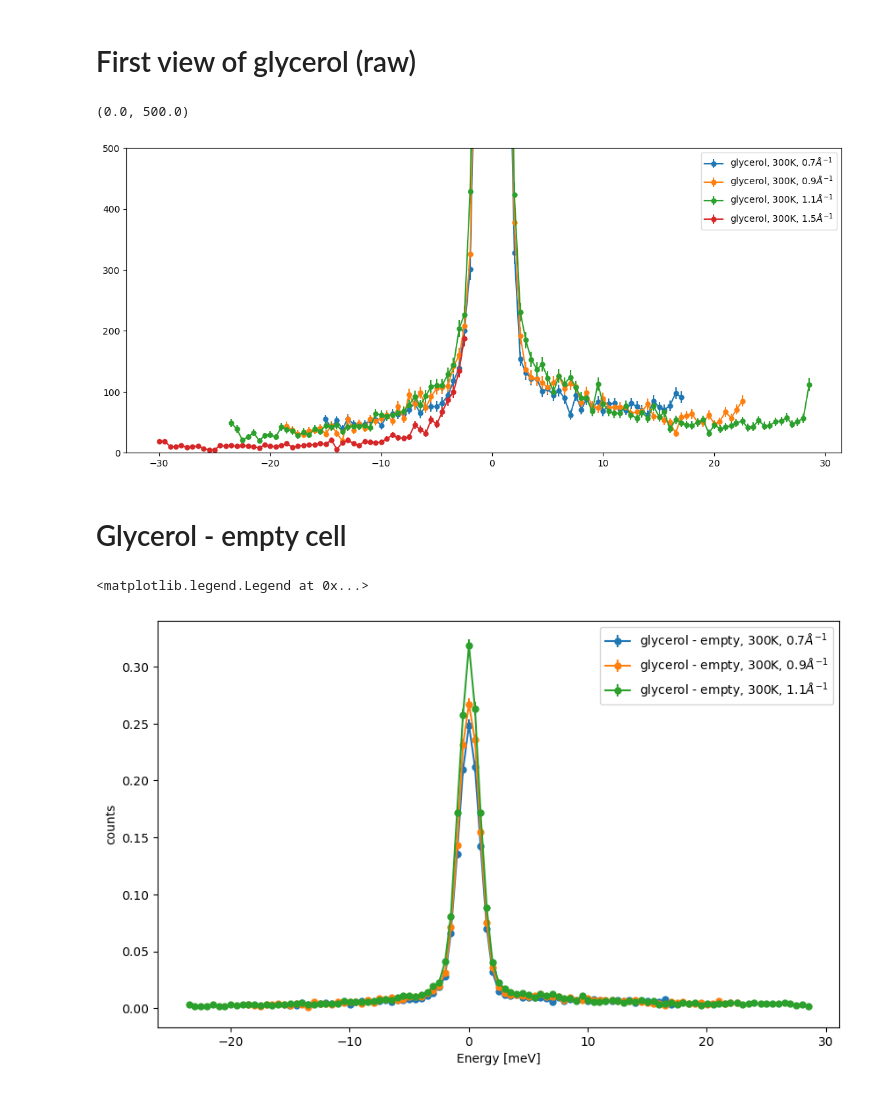
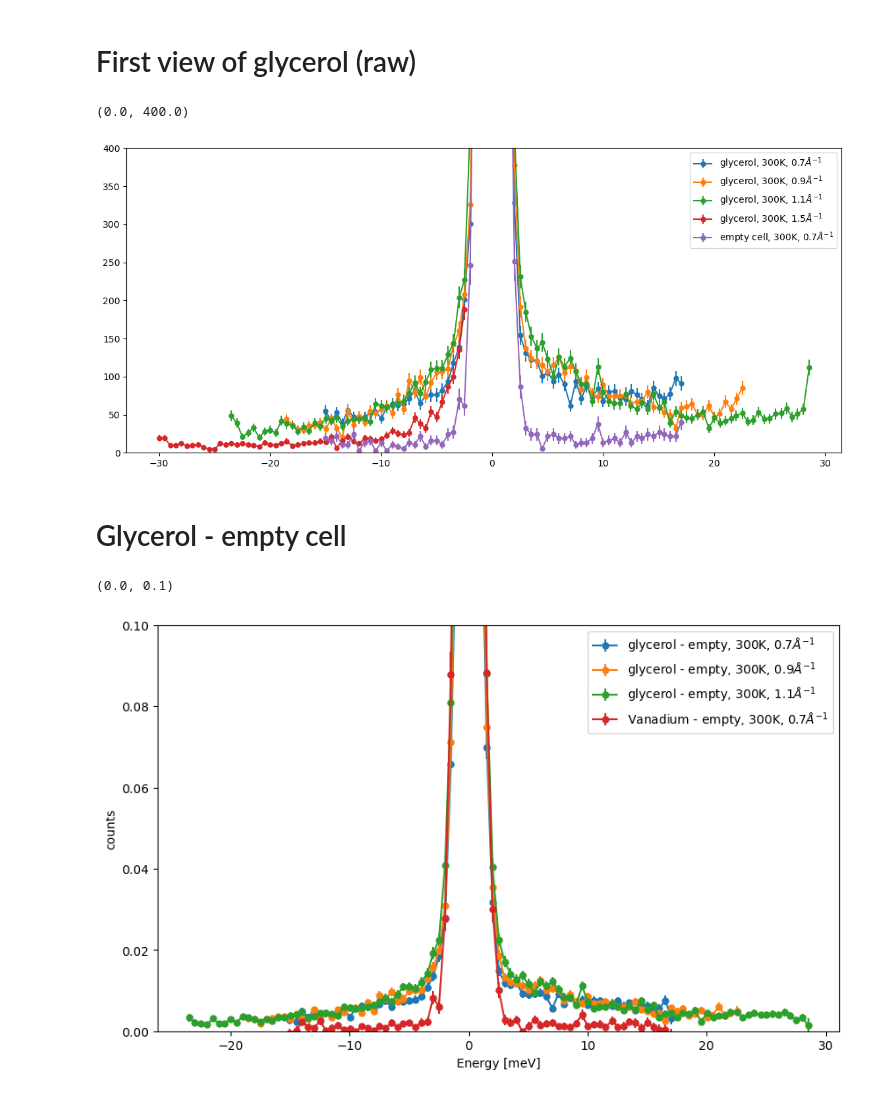
Before and after one commit to FabioBrugnara/IN8_Glicerol, a Jupyter notebook: 4-First view.ipynb, the cells around one changed output. Cells and saved outputs as stored; diff of their text form; code cells hidden in the pictures.

```diff
--- a/4-First view.ipynb
+++ b/4-First view.ipynb
@@ -178,32 +184,39 @@ plt.errorbar(S.EN, S.CNTS, yerr=S.dCNTS, label='glycerol, 300K, 1.1$\AA^{-1}$',
 S = data.loc[Ngly[300,1.5]].data
 plt.errorbar(S.EN, S.CNTS, yerr=S.dCNTS, label='glycerol, 300K, 1.5$\AA^{-1}$', ms = 5, fmt='o-')
 
+S = data.loc[Nvana[.7]].data
+plt.errorbar(S.EN, S.CNTS*2.7, yerr=S.dCNTS*2.7, label='empty cell, 300K, 0.7$\AA^{-1}$', ms = 5, fmt='o-')
 plt.legend()
 
-plt.ylim(0, 500)
+plt.ylim(0, 400)
 # %% [output]
-(0.0, 500.0)
+(0.0, 400.0)
-[figure, old version]
+[figure, new version]
 # %% [markdown]
 # Glycerol - empty cell
 # %%
 plt.figure(figsize=(10,6))
 
 S = data.loc[Ngly[300,.7]].data
 S_empty = data.loc[Nempty[300,.7]].data
 plt.errorbar(S.EN, S.CNTS/S.M1 - S_empty.CNTS/S_empty.M1, yerr=np.sqrt(S.dCNTS**2/S.M1**2 + S_empty.dCNTS**2/S_empty.M1**2), label='glycerol - empty, 300K, 0.7$\AA^{-1}$', ms = 5, fmt='o-')
 
 S = data.loc[Ngly[300,.9]].data
 S_empty = data.loc[Nempty[300,.9]].data
 plt.errorbar(S.EN, S.CNTS/S.M1 - S_empty.CNTS/S_empty.M1, yerr=np.sqrt(S.dCNTS**2/S.M1**2 + S_empty.dCNTS**2/S_empty.M1**2), label='glycerol - empty, 300K, 0.9$\AA^{-1}$', ms = 5, fmt='o-')
 
 S = data.loc[Ngly[300,1.1]].data
 S_empty = data.loc[Nempty[300,1.1]].data
 plt.errorbar(S.EN, S.CNTS/S.M1 - S_empty.CNTS/S_empty.M1, yerr=np.sqrt(S.dCNTS**2/S.M1**2 + S_empty.dCNTS**2/S_empty.M1**2), label='glycerol - empty, 300K, 1.1$\AA^{-1}$', ms = 5, fmt='o-')
 
+S = data.loc[Nvana[.7]].data
+S_empty = data.loc[Nempty[300,.7]].data
+plt.errorbar(S.EN, S.CNTS/S.M1 - S_empty.CNTS/S_empty.M1, yerr=np.sqrt(S.dCNTS**2/S.M1**2 + S_empty.dCNTS**2/S_empty.M1**2), label='Vanadium - empty, 300K, 0.7$\AA^{-1}$', ms = 5, fmt='o-')
+
 plt.xlabel('Energy [meV]')
 plt.ylabel('counts')
 plt.legend()
+plt.ylim(0, .1)
 # %% [output]
-<matplotlib.legend.Legend at 0x...>
+(0.0, 0.1)
-[figure, old version]
+[figure, new version]
```
Also changed, not shown: parts of 1 cell of this notebook.
